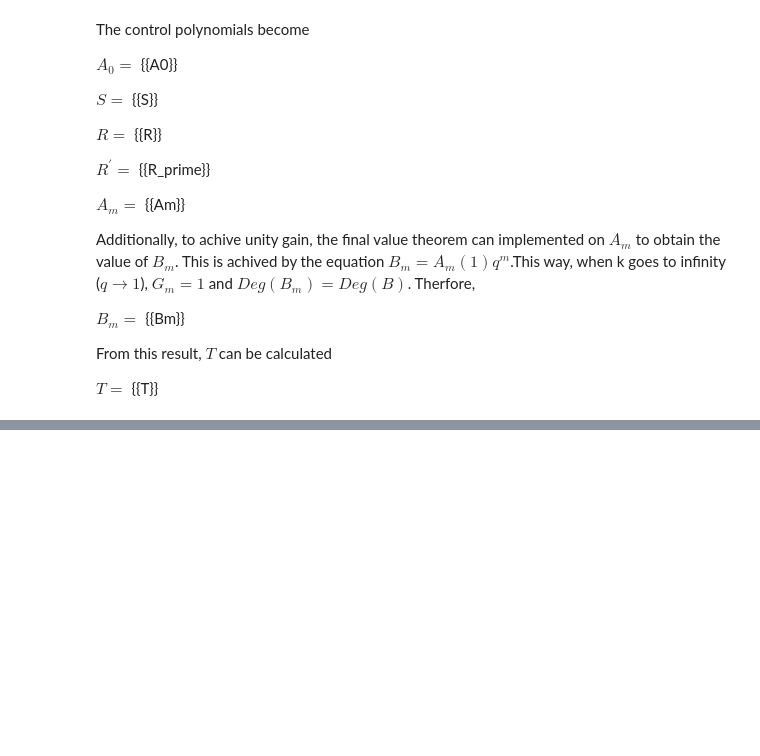
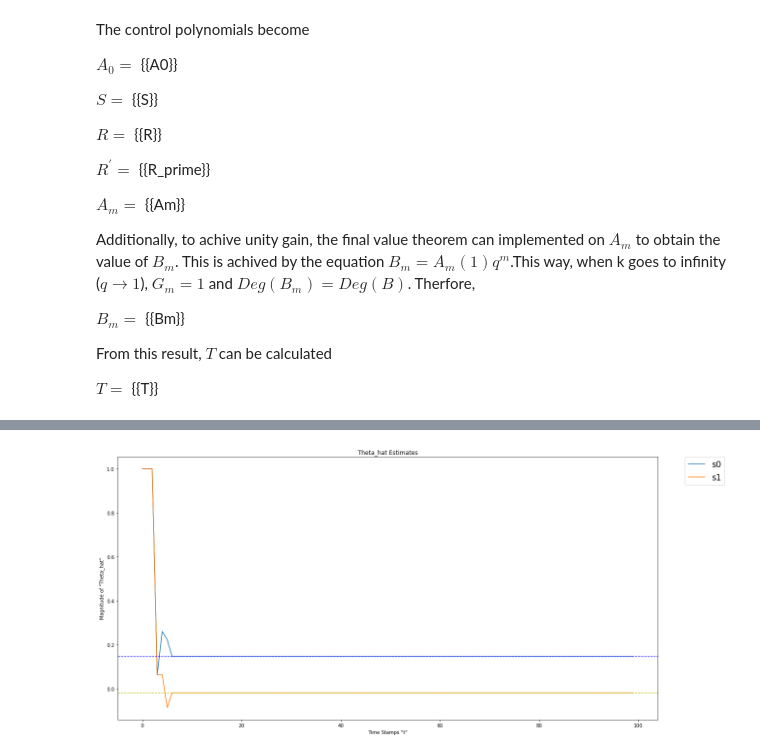
Before and after one commit to cplan082-tech/Adaptive_Control, a Jupyter notebook: assignments/A2/Clive_Plante_hw2.ipynb, the cells around one changed output, grey strips where cells are left out. Saved outputs shown, nothing was run; the diff lists cells and outputs as text; code cells hidden in the pictures; blank space fills up the shorter version.

```diff
--- a/assignments/A2/Clive_Plante_hw2.ipynb
+++ b/assignments/A2/Clive_Plante_hw2.ipynb
@@ -874,0 +793,81 @@ plt.plot(t, u_c)
+# %%
+# Tunable components vvvvvvvvvvvvvvvvvvvvvvvvvvvvvvvv
+sample_depth = 100
+starting_samples = 2
+
+# starting estimate for plant parameters
+est = 0.1
+
+lam = 1 # forgeting factor lambda
+
+# model parameters
+a_m1 = -0.2707
+a_m2 = 0.01832
+
+# true plant parameters
+a_1 = -0.503215
+a_2 = 0.0497871
+b_0 = 1.59831
+b_1 = 0.587984
+
+r_1_p = b_1
+s_0_p = (-a_1 + a_m1)
+s_1_p = (-a_2 + a_m2)
+
+theta0 = np.array([b_0, r_1_p, s_0_p, s_1_p]).reshape(-1,1)
+
+# Tunable components ^^^^^^^^^^^^^^^^^^^^^^^^^^^^^^^^
+
+theta_hat = [np.array([est]*len(theta0)).reshape(-1,1) for _ in range(starting_samples)]
+
+uk_subd = uk.subs([(am1, a_m1), (am2, a_m2)])
+uk_func = sp.lambdify([u_k_1, uc_k, y_k, y_k_1, r1, s0, s1, t0], uk_subd)
+
+sample_range = range(sample_depth)
+t = [i for i in sample_range]
+u_c = np.ones(sample_depth)
+u_c[np.where([m.sin(t[i]*m.pi/20)<=0 for i in sample_range])] = 0
+
+y = [0]*starting_samples
+u = [0]*starting_samples
+
+yf = [0]*starting_samples
+uf = [0]*starting_samples
+
+
+I = np.eye(len(theta0))
+p = 100*I
+
+for k in range(starting_samples ,sample_depth):
+    phi = np.array([uf[-1], uf[-2], yf[-1], yf[-2]]).reshape(-1,1)
+
+    y.append(np.reshape(phi.T@theta0, ()))
+    K = p@phi@inv(np.array(lam + phi.T@p@phi))
+    theta_hat.append(theta_hat[-1] + K*(y[k] - phi.T@theta_hat[-1]))
+    p = (I - K@phi.T)@p/lam
+
+
+    r_1 = theta_hat[-1][1]/theta_hat[-1][0]
+    s_0 = theta_hat[-1][2]/theta_hat[-1][0]
+    s_1 = theta_hat[-1][3]/theta_hat[-1][0]
+    t_0 = (a_m1 + a_m2 + 1)/theta_hat[-1][0]
+
+    u.append(np.reshape(uk_func(u[k-1], u_c[k], y[k], y[k-1],
+                                r_1, s_0, s_1, t_0), ()))
+
+    uf.append(-a_m1*uf[k-1] - a_m2*uf[k-2] + u[k])
+    yf.append(-a_m1*yf[k-1] - a_m2*yf[k-2] + y[k])
+
+lst_cntrl_param = [theta_hat[i][-2::]/theta_hat[i][0] for i in range(len(theta_hat))]
+df_theta = pd.DataFrame(np.asarray(lst_cntrl_param).reshape(-1,2,), columns=['s0', 's1'])
+
+theta_hat_ploter(df_theta, theta0[-2::]/theta0[0], 'Theta_hat Estimates')
+
+plt.step(t, u)
+plt.grid()
+plt.show()
+
+plt.plot(t, u_c)
+plt.plot(t, y)
+# %% [output]
+[figure, added]
```
Also changed, not shown: parts of 34 cells of this notebook.
